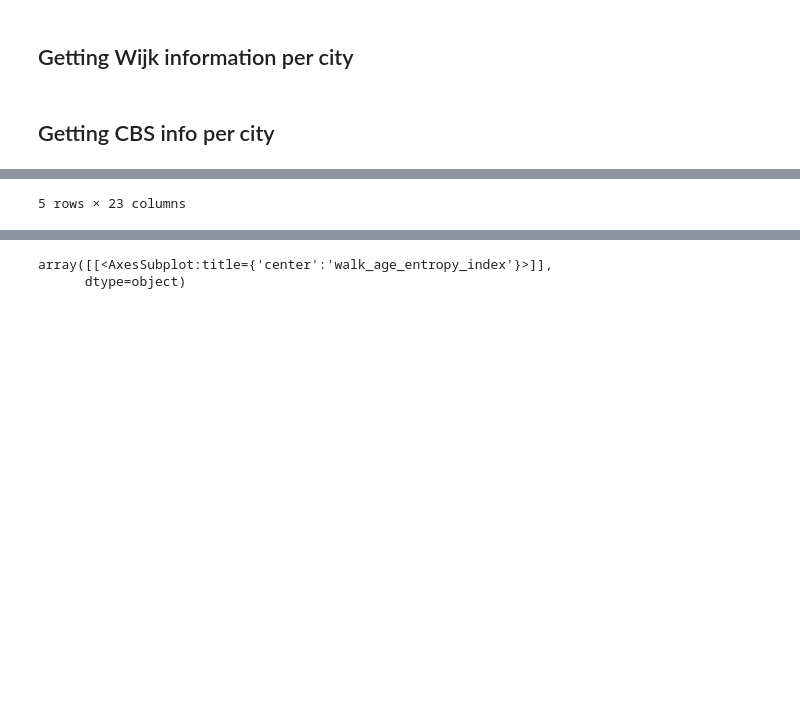
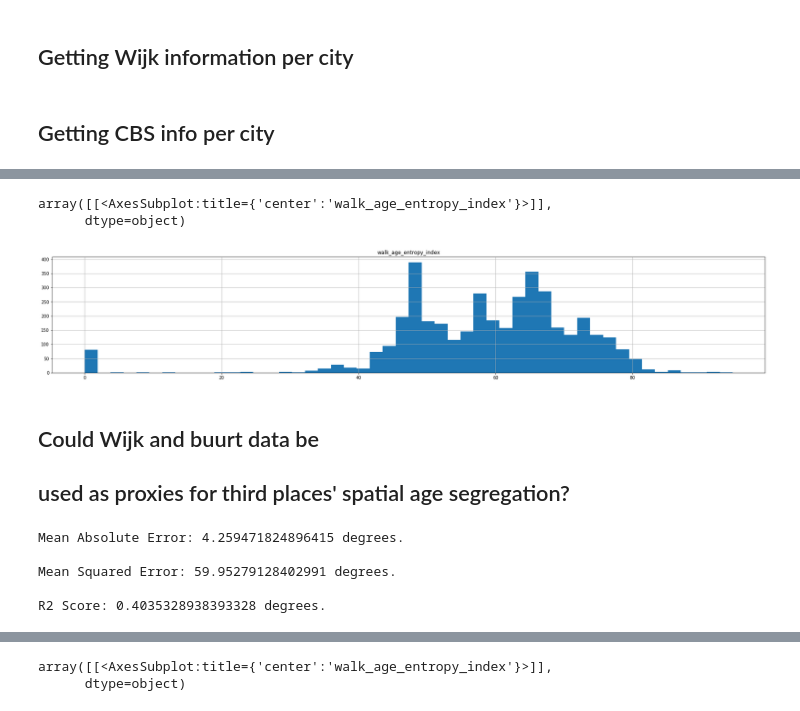
Before and after one commit to MiliasV/coaccessibility, a Jupyter notebook: notebooks/exploration.ipynb, the cells around one changed output, grey strips where cells are left out. Cells and saved outputs as stored; diff of their text form; code cells hidden in the pictures; blank space fills up the shorter version.

```diff
--- a/notebooks/exploration.ipynb
+++ b/notebooks/exploration.ipynb
@@ -75,17 +66,23 @@ import pandas as pd
 # gdf_ein = gdf.loc[gdf["GM_NAAM"]=='Eindhoven']
 # gdf_ein.to_postgis("cbs_2021_ein", con=engine, schema='eindhoven')
 # %%
-sql = 'SELECT * from rotterdam.poi_neigh_age_demographics_rot'
+from sqlalchemy import create_engine
+import geopandas as gpd
+import pandas as pd
+
+# db initialization
+# store to db
+db_connection_string = 'postgresql://postgres:postgres@localhost/age_segregation'
+engine = create_engine(db_connection_string)
+
+sql = 'SELECT * from utrecht.poi_neigh_age_demographics_utr'
 df = pd.read_sql(sql, engine)
 df.sort_values(by=['walk_age_entropy_index'], inplace=True)
 df['walk_age_entropy_index'] = df['walk_age_entropy_index']*100
 df['buurt_age_entropy_index'] = df['buurt_age_entropy_index']*100
 df['wijk_age_entropy_index'] = df['wijk_age_entropy_index']*100
-df['category']
 df.loc[df['category'].str.contains("shop")==True,'category'] = 'shop'
-
 df = pd.concat([df, pd.get_dummies(df['category'])], axis=1);
-
 df = df.round(4)
-df.head()
+df.hist(column='walk_age_entropy_index', bins=50, figsize=(30,5))
 # %% [output]
@@ -98,4 +89,29 @@ df.head()
-5 rows × 23 columns
+array([[<AxesSubplot:title={'center':'walk_age_entropy_index'}>]],
+      dtype=object)
+[figure, added]
+# %% [markdown]
+## Could Wijk and buurt data be
+## used as proxies for third places' spatial age segregation?
+# %%
+from sklearn.metrics import mean_absolute_error, mean_squared_error, r2_score
+import numpy as np
+# differences between wijk data and accessibility data
+access = df["walk_age_entropy_index"]
+wijk = df["buurt_age_entropy_index"]
+mean_abs = mean_absolute_error( access, wijk)
+mean_sq = mean_squared_error(access, wijk)
+r2 = r2_score(access, wijk)
+# pear_cor = np.corrcoef(access, wijk)
+print('Mean Absolute Error:', mean_abs, 'degrees.\n')
+print('Mean Squared Error:', mean_sq, 'degrees.\n')
+print('R2 Score:', r2, 'degrees.\n')
+# print('Pearson correlation:', pear_cor[0][1] )
+# %% [output]
+Mean Absolute Error: 4.259471824896415 degrees.
+
+Mean Squared Error: 59.95279128402991 degrees.
+
+R2 Score: 0.4035328938393328 degrees.
 # %%
 # Importing the libraries
 import numpy as np
```
Also changed, not shown: parts of 13 cells of this notebook.
